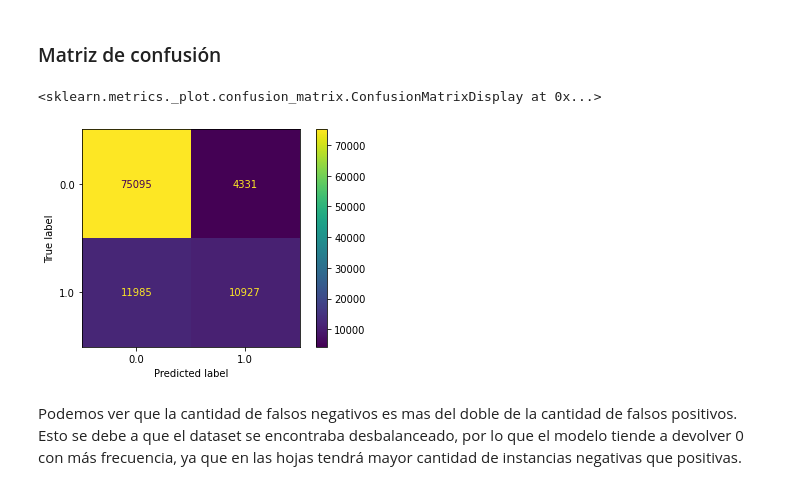
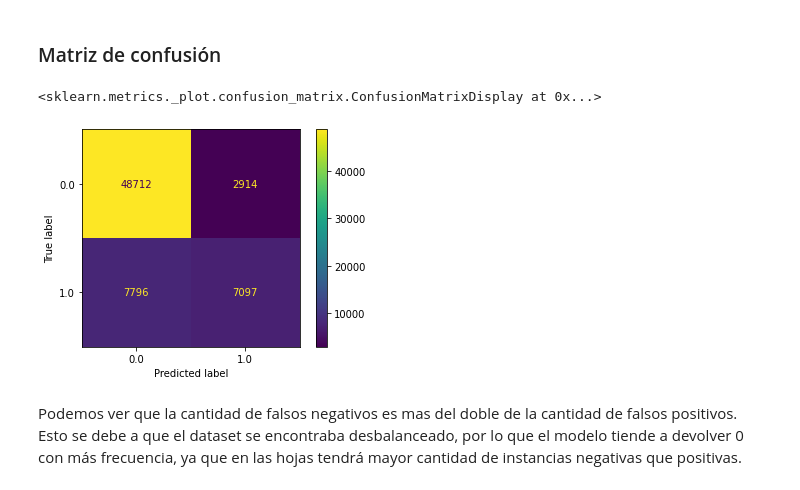
Before and after one commit to fdelu/orga-de-datos, a Jupyter notebook: parte_2/DecisionTreeClassifier.ipynb, the cells around one changed output. Cells and saved outputs as stored; diff of their text form; code cells hidden in the pictures.

```diff
--- a/parte_2/DecisionTreeClassifier.ipynb
+++ b/parte_2/DecisionTreeClassifier.ipynb
@@ -146,35 +128,41 @@ dump(grid.best_estimator_, 'DecisionTreeClassifier/preprocessing1.joblib')
 # %% [markdown]
 ## Preprocessing Nº2
 # %%
-initialize_dataset()
-df_features = pd.read_csv("datasets/df_features.csv", low_memory = False, index_col = "id")
-df_target = pd.read_csv("datasets/df_target.csv", low_memory=False, index_col = "id")
+df_features, df_target = get_datasets(fecha_to_int=False)
 
 common(df_features, df_target, fecha_to_int=False)
 viento_trigonometrico(df_features)
 df_features = barrios_a_comunas(df_features)
 df_features = dia_a_mes(df_features)
+
+X_train, X_test, Y_train, Y_test = train_test_split(df_features, df_target, stratify=df_target.values, test_size=0.35, random_state=0)
+
+imputer = IterativeImputer(max_iter=10000)
+imputer.fit(X_train)
+X_train = imputer.transform(X_train)
+X_test = imputer.transform(X_test)
+
+Y_train = np.ravel(Y_train)
+Y_test = np.ravel(Y_test)
 # %% [markdown]
 ### Grid search de hiperparámetros
 # %%
-# Reducimos un poco la busqueda a los valores cercanos
-# a los encontrados con el primer preprocessing
 parameters = {
-    "tree__max_depth": np.arange(8,15,1),
-    "tree__min_samples_split": np.arange(400,600,25)
+    "criterion": [
+        "gini",
+        "entropy"
+    ],
+    "max_depth": np.arange(3,15,1),
+    "min_samples_leaf": np.arange(100,800,25),
 }
 
-pipe = Pipeline([
-    ("imp", SimpleImputer()),
-    ("tree", DecisionTreeClassifier(criterion="entropy", random_state=0))
-])
+grid = GridSearchCV(DecisionTreeClassifier(random_state=0),
+                    param_grid=parameters,
+                    cv = StratifiedKFold(5),
+                    refit = METRIC,
+                    scoring = SCORINGS,
+                    n_jobs = -1)
 
-grid = GridSearchCV(pipe, param_grid=parameters,
-                                       cv = 5,
-                                       scoring = SCORINGS,
-                                       refit=METRIC,
-                                       n_jobs = -1)
-
-grid.fit(df_features, df_target.values.ravel())
+grid.fit(X_train, Y_train)
 grid.best_score_
 # %% [output]
@@ -256,10 +233,10 @@ dump(grid.best_estimator_, 'DecisionTreeClassifier/preprocessing2.joblib')
 # %% [markdown]
 ### Matriz de confusión
 # %%
-ConfusionMatrixDisplay.from_predictions(df_target, cross_val_predict(grid.best_estimator_, df_features, df_target))
+ConfusionMatrixDisplay.from_predictions(Y_train, cross_val_predict(grid.best_estimator_, X_train, Y_train))
 # %% [output]
 <sklearn.metrics._plot.confusion_matrix.ConfusionMatrixDisplay at 0x...>
-[figure, old version]
+[figure, new version]
 # %% [markdown]
 Podemos ver que la cantidad de falsos negativos es mas del doble de la cantidad de falsos positivos. Esto se debe a que el dataset se encontraba desbalanceado, por lo que el modelo tiende a devolver 0 con más frecuencia, ya que en las hojas tendrá mayor cantidad de instancias negativas que positivas.
 # %% [markdown]
```
Also changed, not shown: parts of 26 cells of this notebook, 3 other files.
